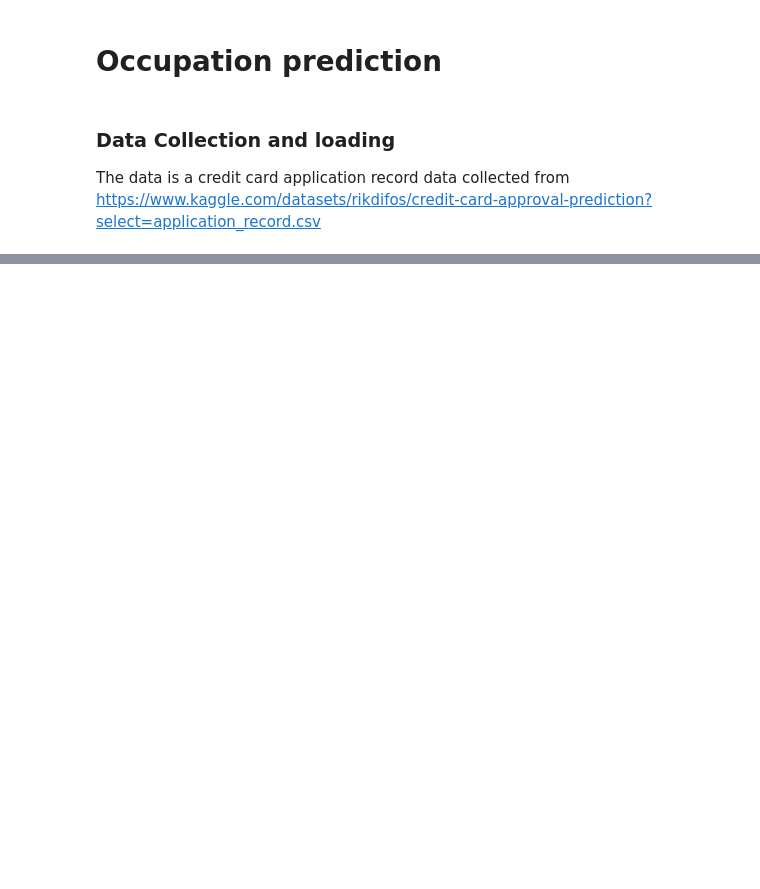
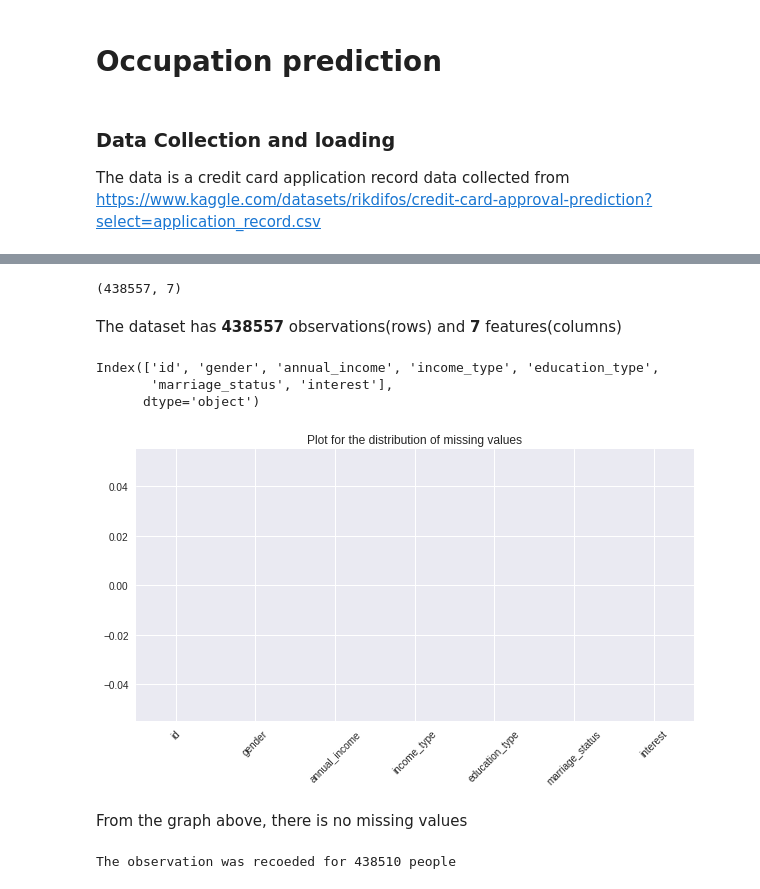
Before and after one commit to drizedunn/Food-Preference, a Jupyter notebook: mlquote.ipynb, the cells around one changed output, grey strips where cells are left out. Cells and saved outputs as stored; diff of their text form; code cells hidden in the pictures; blank space fills up the shorter version.

Commit message:
prepared the data

```diff
--- a/mlquote.ipynb
+++ b/mlquote.ipynb
@@ -23,0 +105,3 @@ data.head()
+# %%
+#Replacing the missind values with Education
+t_data['interest'] = t_data['interest'].fillna('Education')
@@ -23,0 +145,18 @@ data.head()
+# %%
+#Renaming the clases of the education_type columns
+
+t_data['education_type'] = t_data['education_type'].replace('Secondary / secondary special', 'Higher Secondary')
+t_data['education_type'] = t_data['education_type'].replace('Incomplete higher', 'Incomplete Secondary')
+# %%
+#Regrouping the clases of the marriage_status columns
+
+t_data['marriage_status'] = t_data['marriage_status'].replace(['Civil marriage', 'Married'], 'Married')
+t_data['marriage_status'] = t_data['marriage_status'].replace('Single / not married', 'Single')
+# %%
+#Regrouping the clases of the interest columns
+
+t_data['interest'] = t_data['interest'].replace(['High skill tech staff', 'IT staff'], 'Technology')
+t_data['interest'] = t_data['interest'].replace(['Security staff', 'Laborers', 'Drivers', 'Low-skill Laborers'], 'Safety')
+t_data['interest'] = t_data['interest'].replace(['Sales staff', 'Managers', 'Accountants', 'Secretaries', 'HR staff', 'Core staff'], 'Business growth')
+t_data['interest'] = t_data['interest'].replace(['Cleaning staff', 'Medicine staff', 'Cooking staff', 'Low-skill Laborers'], 'Health')
+t_data['interest'] = t_data['interest'].replace(['Private service staff', 'Waiters/barmen staff', 'Realty agents'], 'Customer Satisfaction')
@@ -23,0 +204,26 @@ data.head()
+# %%
+t_data.shape
+# %% [output]
+(438557, 7)
+# %% [markdown]
+The dataset has **438557** observations(rows) and **7** features(columns)
+# %%
+t_data.columns
+# %% [output]
+Index(['id', 'gender', 'annual_income', 'income_type', 'education_type',
+       'marriage_status', 'interest'],
+      dtype='object')
+# %%
+t_data.isnull().sum().plot(kind = 'bar', figsize = (10, 5))
+plt.title("Plot for the distribution of missing values")
+plt.xticks(rotation = 45)
+plt.show()
+# %% [output]
+[figure, added]
+# %% [markdown]
+From the graph above, there is no missing values
+# %%
+obs = t_data['id'].nunique()
+print(f"The observation was recoeded for {obs} people")
+# %% [output]
+The observation was recoeded for 438510 people
```
Also changed, not shown: parts of 22 cells of this notebook.
